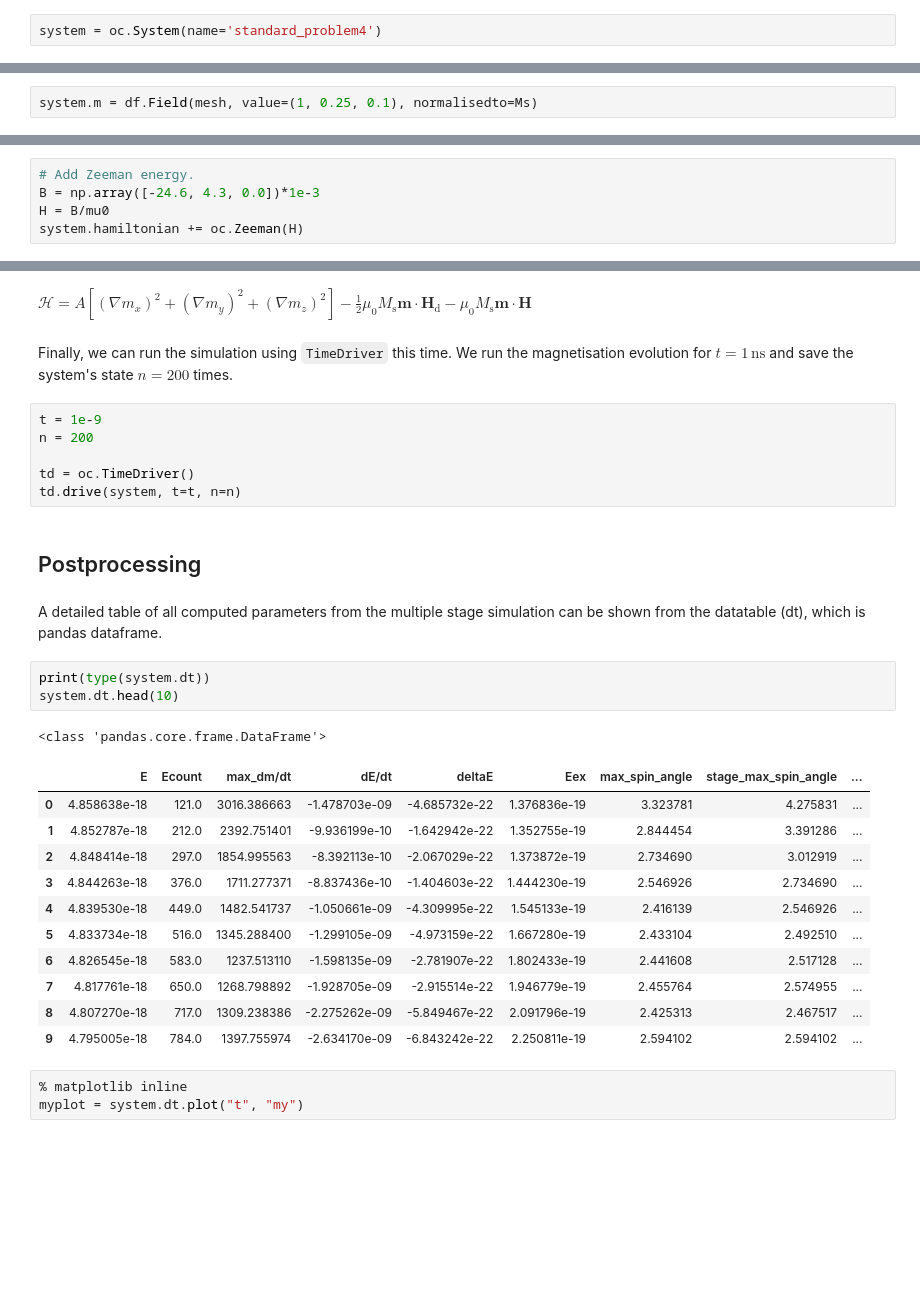
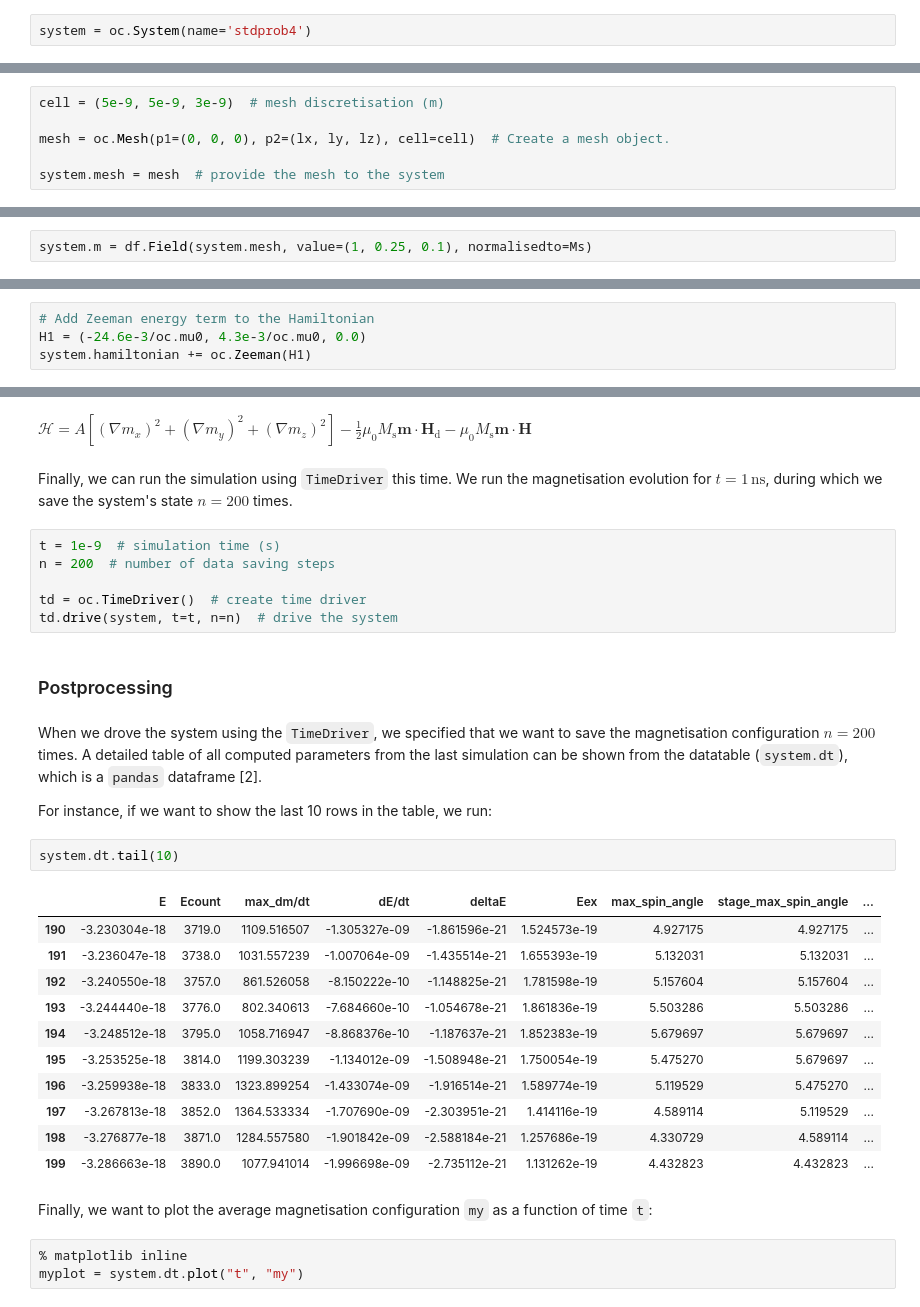
Before and after one commit to ubermag/oommfc, a Jupyter notebook: docs/ipynb/standard_problem4.ipynb, the cells around one changed output, grey strips where cells are left out. Drawn from its saved outputs; the diff is of its cells as text; blank space fills up the shorter version.

Commit message:
Update standard problem 4.

```diff
--- a/docs/ipynb/standard_problem4.ipynb
+++ b/docs/ipynb/standard_problem4.ipynb
@@ -65,3 +57,3 @@ Firstly, we create the system object with "standard_problem4" name.
 # %%
-system = oc.System(name='standard_problem4')
+system = oc.System(name='stdprob4')
 # %% [markdown]
@@ -78 +68,7 @@ mesh = oc.Mesh((0, 0, 0), (L, d, th), cellsize)  # Create a mesh object.
+# %%
+cell = (5e-9, 5e-9, 3e-9)  # mesh discretisation (m)
+
+mesh = oc.Mesh(p1=(0, 0, 0), p2=(lx, ly, lz), cell=cell)  # Create a mesh object.
+
+system.mesh = mesh  # provide the mesh to the system
 # %% [markdown]
@@ -108,3 +101,3 @@ Finally, we have to provide the (initial) magnetisation configuration. We choose
 # %%
-system.m = df.Field(mesh, value=(1, 0.25, 0.1), normalisedto=Ms)
+system.m = df.Field(system.mesh, value=(1, 0.25, 0.1), normalisedto=Ms)
 # %% [markdown]
@@ -129,6 +126,5 @@ In the second stage, we need to add an external magnetic field $\mathbf{B} = (-2
 # %%
-# Add Zeeman energy.
-B = np.array([-24.6, 4.3, 0.0])*1e-3
-H = B/mu0
-system.hamiltonian += oc.Zeeman(H)
+# Add Zeeman energy term to the Hamiltonian
+H1 = (-24.6e-3/oc.mu0, 4.3e-3/oc.mu0, 0.0)
+system.hamiltonian += oc.Zeeman(H1)
 # %% [markdown]
@@ -138,33 +134,35 @@ system.hamiltonian
 # %% [output]
 $\mathcal{H}=A [(\nabla m_{x})^{2} + (\nabla m_{y})^{2} + (\nabla m_{z})^{2}]-\frac{1}{2}\mu_{0}M_\text{s}\mathbf{m} \cdot \mathbf{H}_\text{d}-\mu_{0}M_\text{s} \mathbf{m} \cdot \mathbf{H}$
 # %% [markdown]
-Finally, we can run the simulation using `TimeDriver` this time. We run the magnetisation evolution for $t=1 \,\text{ns}$ and save the system's state $n=200$ times.
+Finally, we can run the simulation using `TimeDriver` this time. We run the magnetisation evolution for $t=1 \,\text{ns}$, during which we save the system's state $n=200$ times.
 # %%
-t = 1e-9
-n = 200
+t = 1e-9  # simulation time (s)
+n = 200  # number of data saving steps
 
-td = oc.TimeDriver()
-td.drive(system, t=t, n=n)
+td = oc.TimeDriver()  # create time driver
+td.drive(system, t=t, n=n)  # drive the system
 # %% [markdown]
-## Postprocessing
+### Postprocessing
 # %% [markdown]
-A detailed table of all computed parameters from the multiple stage simulation can be shown from the datatable (dt), which is pandas dataframe.
+When we drove the system using the `TimeDriver`, we specified that we want to save the magnetisation configuration $n=200$ times. A detailed table of all computed parameters from the last simulation can be shown from the datatable (`system.dt`), which is a `pandas` dataframe [2].
+
+For instance, if we want to show the last 10 rows in the table, we run:
-# %%
-print(type(system.dt))
-system.dt.head(10)
-# %% [output]
-<class 'pandas.core.frame.DataFrame'>
-|  | E | Ecount | max_dm/dt | dE/dt | deltaE | Eex | max_spin_angle | stage_max_spin_angle | ... |
-| 0 | 4.858638e-18 | 121.0 | 3016.386663 | -1.478703e-09 | -4.685732e-22 | 1.376836e-19 | 3.323781 | 4.275831 | ... |
-| 1 | 4.852787e-18 | 212.0 | 2392.751401 | -9.936199e-10 | -1.642942e-22 | 1.352755e-19 | 2.844454 | 3.391286 | ... |
-| 2 | 4.848414e-18 | 297.0 | 1854.995563 | -8.392113e-10 | -2.067029e-22 | 1.373872e-19 | 2.734690 | 3.012919 | ... |
-| 3 | 4.844263e-18 | 376.0 | 1711.277371 | -8.837436e-10 | -1.404603e-22 | 1.444230e-19 | 2.546926 | 2.734690 | ... |
-| 4 | 4.839530e-18 | 449.0 | 1482.541737 | -1.050661e-09 | -4.309995e-22 | 1.545133e-19 | 2.416139 | 2.546926 | ... |
-| 5 | 4.833734e-18 | 516.0 | 1345.288400 | -1.299105e-09 | -4.973159e-22 | 1.667280e-19 | 2.433104 | 2.492510 | ... |
-| 6 | 4.826545e-18 | 583.0 | 1237.513110 | -1.598135e-09 | -2.781907e-22 | 1.802433e-19 | 2.441608 | 2.517128 | ... |
-| 7 | 4.817761e-18 | 650.0 | 1268.798892 | -1.928705e-09 | -2.915514e-22 | 1.946779e-19 | 2.455764 | 2.574955 | ... |
-| 8 | 4.807270e-18 | 717.0 | 1309.238386 | -2.275262e-09 | -5.849467e-22 | 2.091796e-19 | 2.425313 | 2.467517 | ... |
-| 9 | 4.795005e-18 | 784.0 | 1397.755974 | -2.634170e-09 | -6.843242e-22 | 2.250811e-19 | 2.594102 | 2.594102 | ... |
+# %%
+system.dt.tail(10)
+# %% [output]
+|  | E | Ecount | max_dm/dt | dE/dt | deltaE | Eex | max_spin_angle | stage_max_spin_angle | ... |
+| 190 | -3.230304e-18 | 3719.0 | 1109.516507 | -1.305327e-09 | -1.861596e-21 | 1.524573e-19 | 4.927175 | 4.927175 | ... |
+| 191 | -3.236047e-18 | 3738.0 | 1031.557239 | -1.007064e-09 | -1.435514e-21 | 1.655393e-19 | 5.132031 | 5.132031 | ... |
+| 192 | -3.240550e-18 | 3757.0 | 861.526058 | -8.150222e-10 | -1.148825e-21 | 1.781598e-19 | 5.157604 | 5.157604 | ... |
+| 193 | -3.244440e-18 | 3776.0 | 802.340613 | -7.684660e-10 | -1.054678e-21 | 1.861836e-19 | 5.503286 | 5.503286 | ... |
+| 194 | -3.248512e-18 | 3795.0 | 1058.716947 | -8.868376e-10 | -1.187637e-21 | 1.852383e-19 | 5.679697 | 5.679697 | ... |
+| 195 | -3.253525e-18 | 3814.0 | 1199.303239 | -1.134012e-09 | -1.508948e-21 | 1.750054e-19 | 5.475270 | 5.679697 | ... |
+| 196 | -3.259938e-18 | 3833.0 | 1323.899254 | -1.433074e-09 | -1.916514e-21 | 1.589774e-19 | 5.119529 | 5.475270 | ... |
+| 197 | -3.267813e-18 | 3852.0 | 1364.533334 | -1.707690e-09 | -2.303951e-21 | 1.414116e-19 | 4.589114 | 5.119529 | ... |
+| 198 | -3.276877e-18 | 3871.0 | 1284.557580 | -1.901842e-09 | -2.588184e-21 | 1.257686e-19 | 4.330729 | 4.589114 | ... |
+| 199 | -3.286663e-18 | 3890.0 | 1077.941014 | -1.996698e-09 | -2.735112e-21 | 1.131262e-19 | 4.432823 | 4.432823 | ... |
+# %% [markdown]
+Finally, we want to plot the average magnetisation configuration `my` as a function of time `t`:
 # %%
 % matplotlib inline
 myplot = system.dt.plot("t", "my")
```
Also changed, not shown: parts of 30 cells of this notebook.
